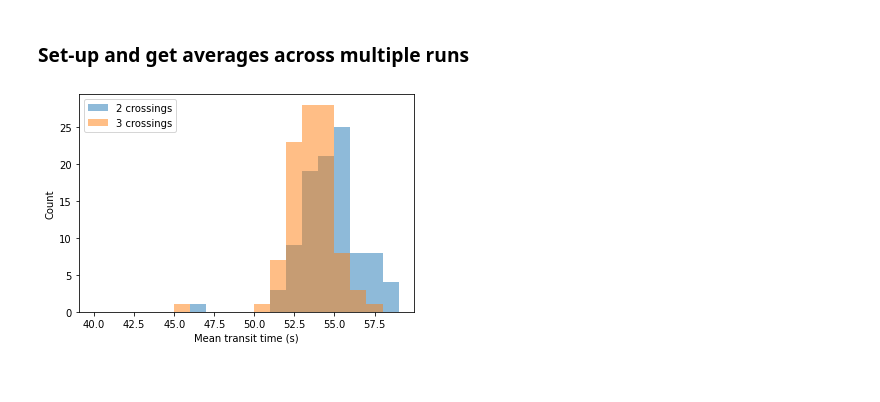
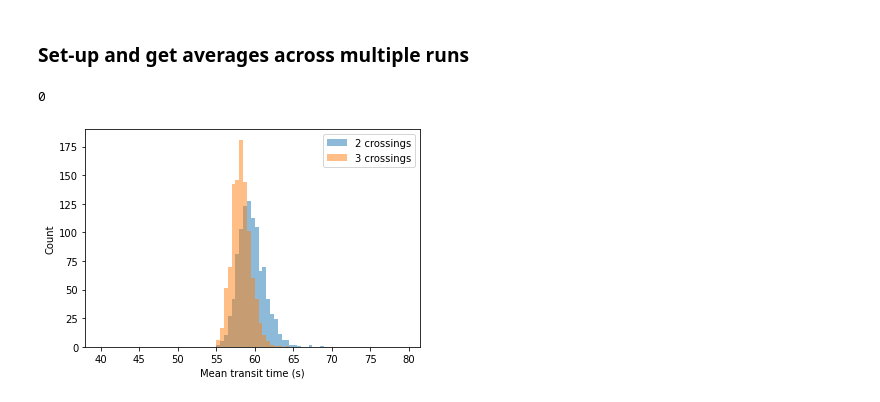
Before and after one commit to alan-turing-institute/zebra, a Jupyter notebook: analysis/analyse_results.ipynb, the cells around one changed output. Drawn from its saved outputs; the diff is of its cells as text; code cells hidden in the pictures.

Commit message:
Rerun after arrival time fix, real params, parallelised sims

```diff
--- a/analysis/analyse_results.ipynb
+++ b/analysis/analyse_results.ipynb
@@ -156,17 +171,46 @@ dfs3 = pd.concat(dfs3)
+# %%
+# Build release version for fastest runtime
+call(["cargo", "build", "--release"])
+# %% [output]
+0
+# %%
+# Number of simulations to aggregate
+N_SEEDS = 1000
+
+# Run simulations in parallel for two crossings
+dfs2 = pd.concat(
+    Parallel(n_jobs=-1)(
+        delayed(run_sim_and_return_transit)(
+            config_file2,
+            seed
+        )
+        for seed in tqdm(range(N_SEEDS))
+    )
+)
+# %%
+# Run simulations in parallel for three crossings
+dfs3 = pd.concat(
+    Parallel(n_jobs=-1)(
+        delayed(run_sim_and_return_transit)(
+            config_file3,
+            seed
+        )
+        for seed in tqdm(range(N_SEEDS))
+    )
+)
 # %%
 # Compare means
-# Means
 means2 = dfs2.groupby("seed")["transit"].mean()
 means3 = dfs3.groupby("seed")["transit"].mean()
 
 alpha = 0.5
-bins = np.arange(40, 60, 1)
+bins = np.arange(40, 80, 0.5)
 plt.hist(means2, bins=bins, alpha=alpha, label="2 crossings")
 plt.hist(means3, bins=bins, alpha=alpha, label="3 crossings")
 plt.legend()
 plt.ylabel("Count")
 plt.xlabel("Mean transit time (s)")
-plt.show()
+plt.savefig("plot_mean_comparison.pdf", bbox_inches="tight", transparent=True)
 # %% [output]
-[figure, old version]
+[figure, new version]
 # %%
```
Also changed, not shown: parts of 21 cells of this notebook.
